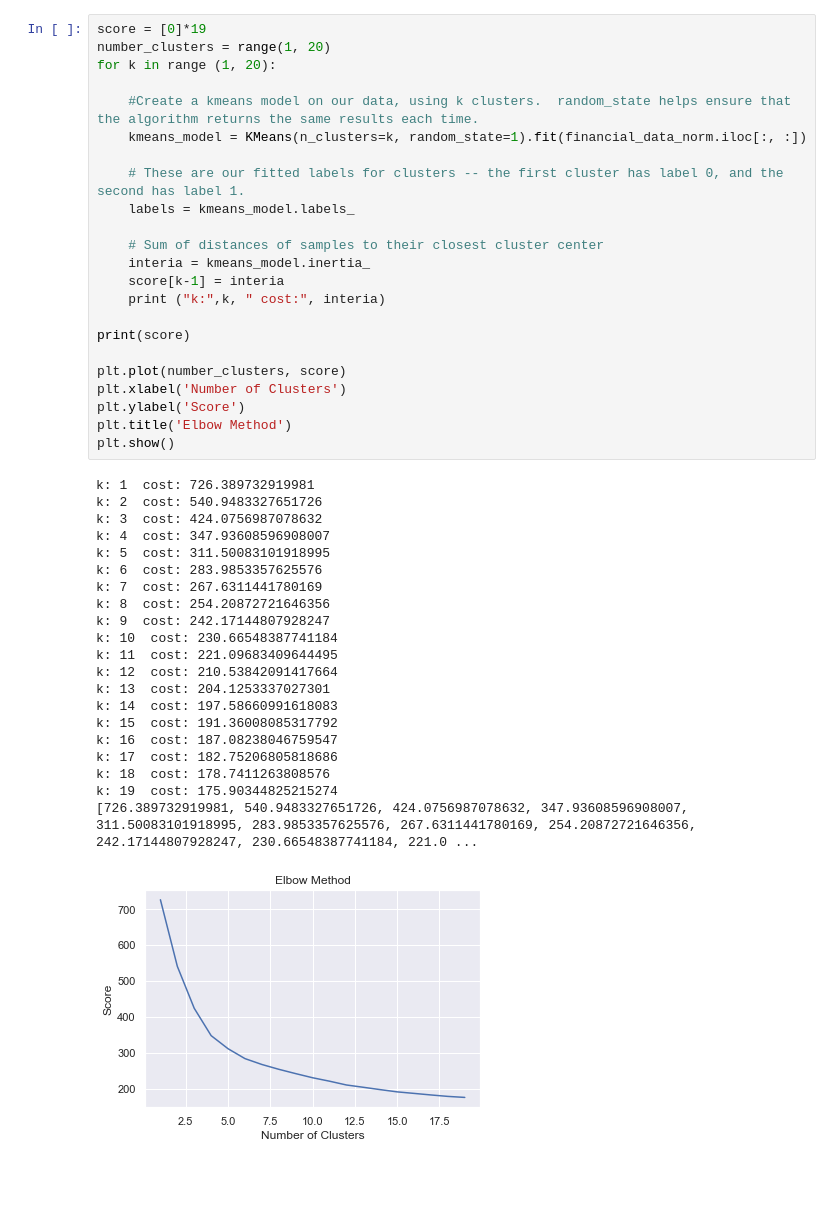
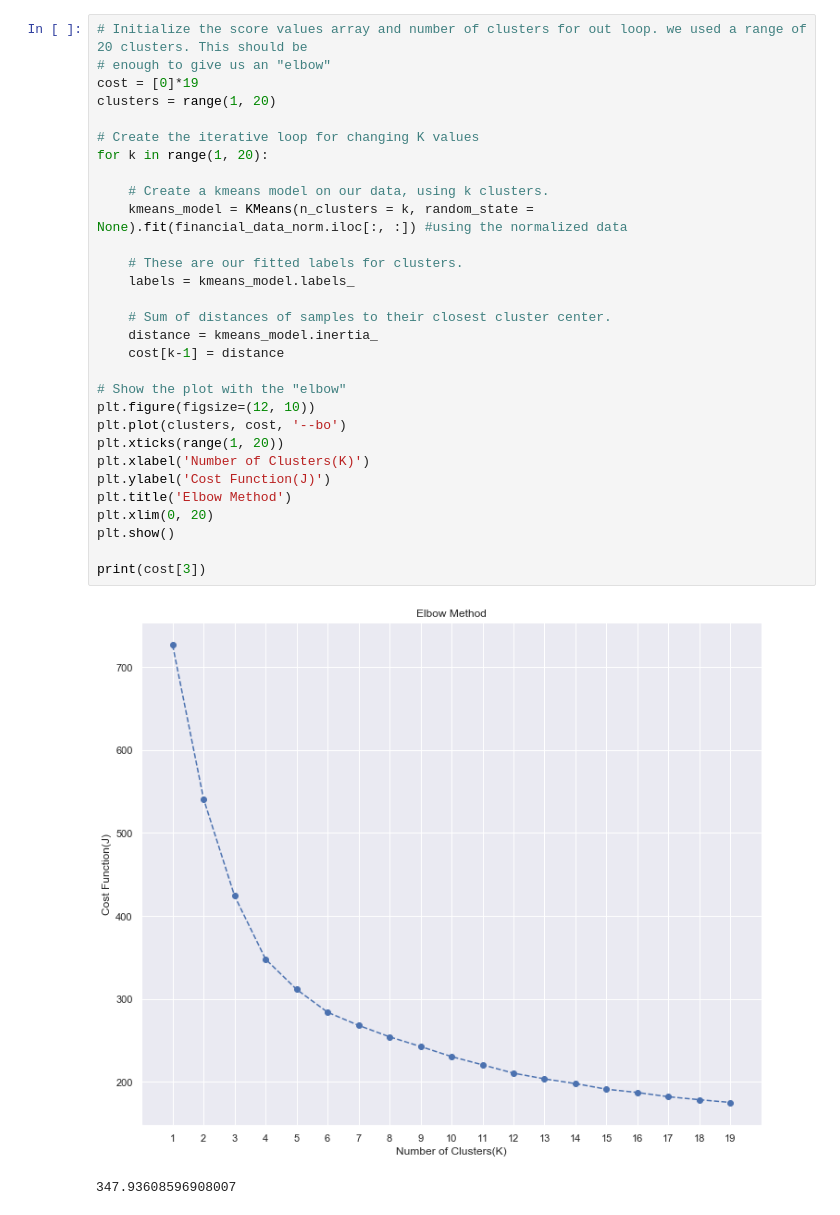
Before and after one commit to Ali-Raisolsadat/ML-Project1, a Jupyter notebook: BestKValue.ipynb, the cells around one changed output. Saved outputs shown, nothing was run; the diff lists cells and outputs as text; blank space fills up the shorter version.

```diff
--- a/BestKValue.ipynb
+++ b/BestKValue.ipynb
@@ -83,45 +52,33 @@ display(financial_data_norm)
 # %%
-score = [0]*19
-number_clusters = range(1, 20)
-for k in range (1, 20):
+# Initialize the score values array and number of clusters for out loop. we used a range of 20 clusters. This should be
+# enough to give us an "elbow"
+cost = [0]*19
+clusters = range(1, 20)
 
-    #Create a kmeans model on our data, using k clusters.  random_state helps ensure that the algorithm returns the same results each time.
-    kmeans_model = KMeans(n_clusters=k, random_state=1).fit(financial_data_norm.iloc[:, :])
+# Create the iterative loop for changing K values
+for k in range(1, 20):
 
-    # These are our fitted labels for clusters -- the first cluster has label 0, and the second has label 1.
+    # Create a kmeans model on our data, using k clusters.
+    kmeans_model = KMeans(n_clusters = k, random_state = None).fit(financial_data_norm.iloc[:, :]) #using the normalized data
+
+    # These are our fitted labels for clusters.
     labels = kmeans_model.labels_
 
-    # Sum of distances of samples to their closest cluster center
-    interia = kmeans_model.inertia_
-    score[k-1] = interia
-    print ("k:",k, " cost:", interia)
+    # Sum of distances of samples to their closest cluster center.
+    distance = kmeans_model.inertia_
+    cost[k-1] = distance
 
-print(score)
+# Show the plot with the "elbow"
+plt.figure(figsize=(12, 10))
+plt.plot(clusters, cost, '--bo')
+plt.xticks(range(1, 20))
+plt.xlabel('Number of Clusters(K)')
+plt.ylabel('Cost Function(J)')
+plt.title('Elbow Method')
+plt.xlim(0, 20)
+plt.show()
 
-plt.plot(number_clusters, score)
-plt.xlabel('Number of Clusters')
-plt.ylabel('Score')
-plt.title('Elbow Method')
-plt.show()
+print(cost[3])
 # %% [output]
+[figure, new version]
-k: 1  cost: 726.389732919981
-k: 2  cost: 540.9483327651726
-k: 3  cost: 424.0756987078632
-k: 4  cost: 347.93608596908007
-k: 5  cost: 311.50083101918995
-k: 6  cost: 283.9853357625576
-k: 7  cost: 267.6311441780169
-k: 8  cost: 254.20872721646356
-k: 9  cost: 242.17144807928247
-k: 10  cost: 230.66548387741184
-k: 11  cost: 221.09683409644495
-k: 12  cost: 210.53842091417664
-k: 13  cost: 204.1253337027301
-k: 14  cost: 197.58660991618083
-k: 15  cost: 191.36008085317792
-k: 16  cost: 187.08238046759547
-k: 17  cost: 182.75206805818686
-k: 18  cost: 178.7411263808576
-k: 19  cost: 175.90344825215274
-[726.389732919981, 540.9483327651726, 424.0756987078632, 347.93608596908007, 311.50083101918995, 283.9853357625576, 267.6311441780169, 254.20872721646356, 242.17144807928247, 230.66548387741184, 221.0 ...
+347.93608596908007
-[figure, old version]
```
Also changed, not shown: parts of 4 cells of this notebook, 9 other files.
